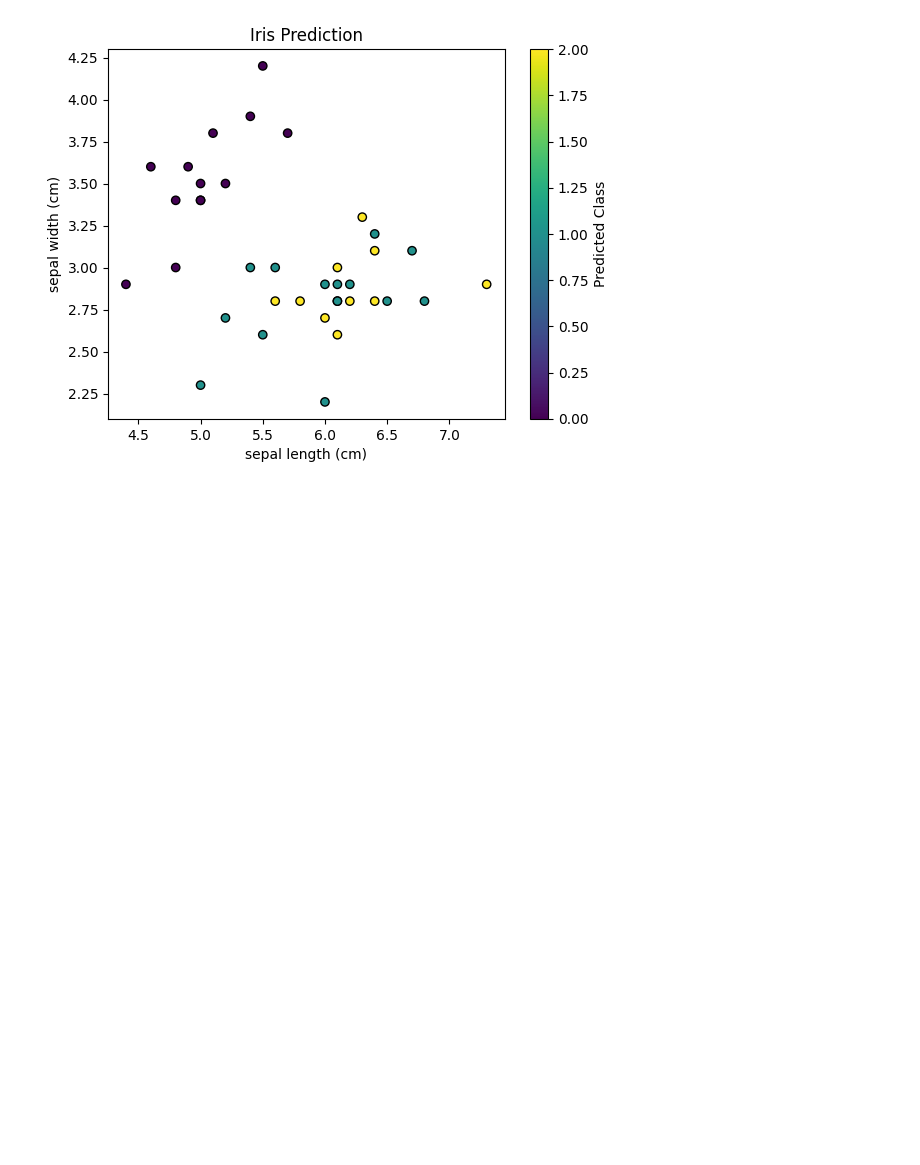
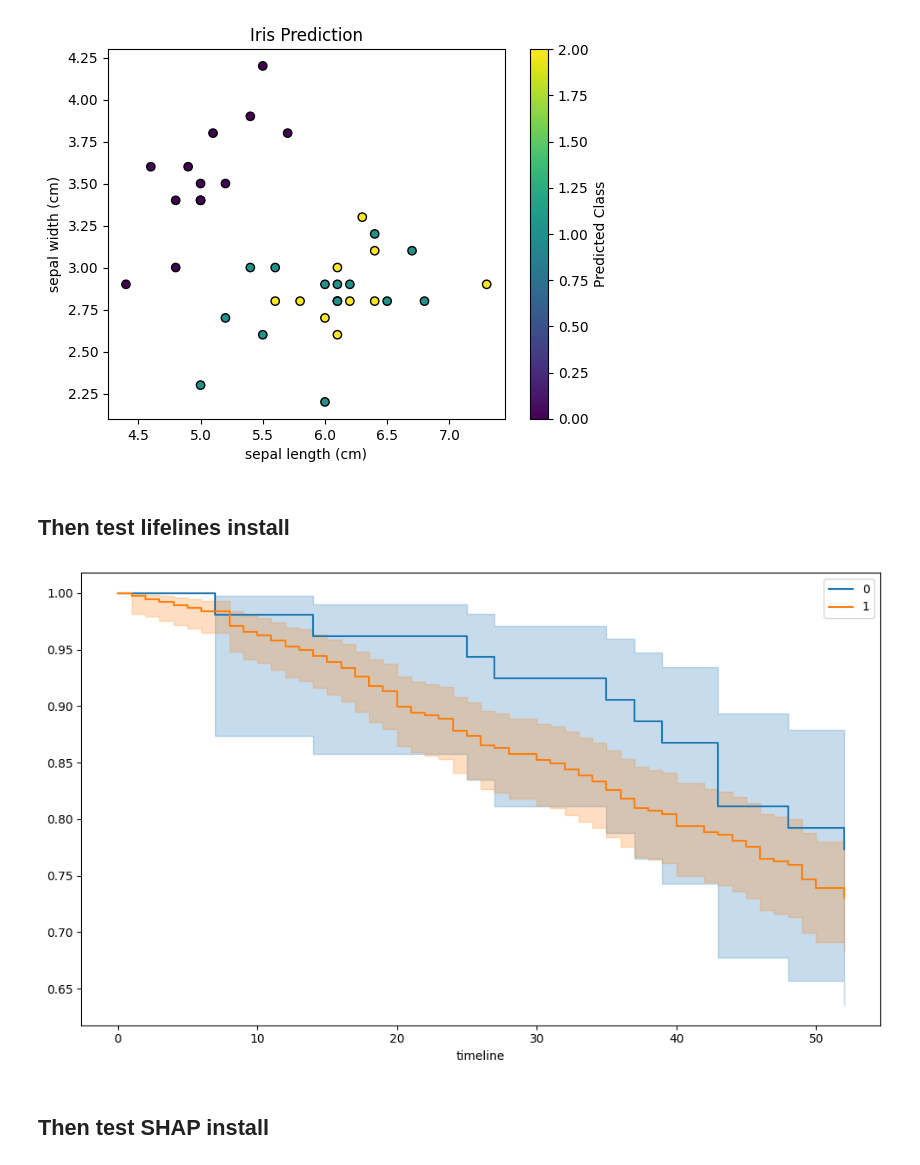
Before and after one commit to griffinfarrow/OXCEP-Precision-Dental-Medicine, a Jupyter notebook: course_content/installation_tester.ipynb, the cells around one changed output. Cells and saved outputs as stored; diff of their text form; code cells hidden in the pictures; blank space fills up the shorter version.

Commit message:
notebook to test whether installation is working

```diff
--- a/course_content/sklearn_tester.ipynb
+++ b/course_content/installation_tester.ipynb
@@ -28,3 +50,22 @@ plt.colorbar(label = "Predicted Class")
 plt.show()
 # %% [output]
 [figure]
+# %% [markdown]
+## Then test lifelines install
+# %%
+from lifelines.datasets import load_rossi
+
+rossi = load_rossi()
+
+kmf = KaplanMeierFitter()
+
+fig, ax = plt.subplots(figsize = (10, 6))
+for label, group in rossi.groupby("race"):
+    kmf.fit(durations = group["week"], event_observed = group["arrest"], label = label)
+    kmf.plot_survival_function(label=label, ax=ax)
+fig.tight_layout()
+plt.show()
+# %% [output]
+[figure, added]
+# %% [markdown]
+## Then test SHAP install
```
Also changed, not shown: parts of 8 cells of this notebook, 5 other files.
